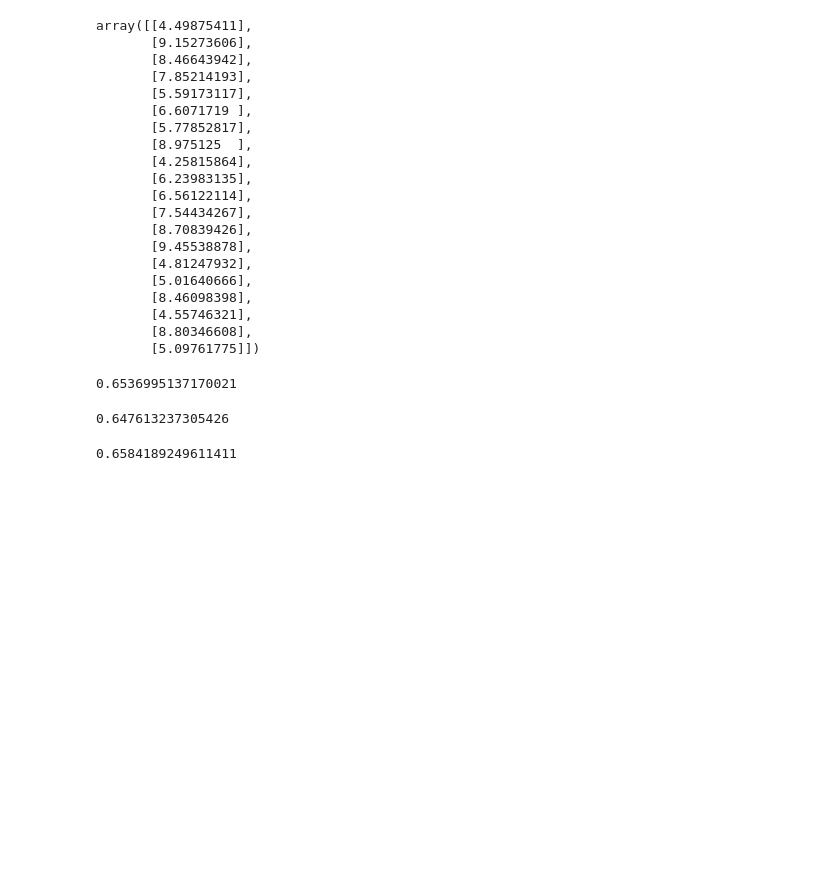
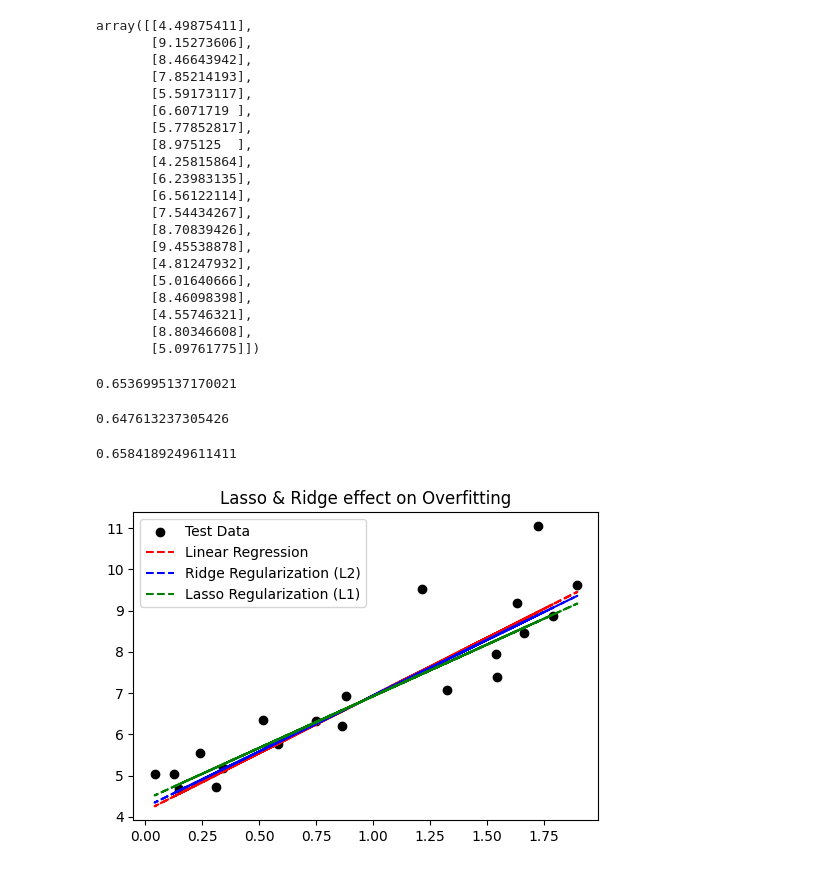
Before and after one commit to karthik-k11/Machine-Learning, a Jupyter notebook: ML/Lasso & Ridge.ipynb, the cells around one changed output. Saved outputs shown, nothing was run; the diff lists cells and outputs as text; code cells hidden in the pictures; blank space fills up the shorter version.

Commit message:
Plotted graph

```diff
--- a/ML/Lasso & Ridge.ipynb
+++ b/ML/Lasso & Ridge.ipynb
@@ -86,3 +86,17 @@ mse_lasso= mean_squared_error(y_pred_lasso, y_test)
 mse_lasso
 # %% [output]
 0.6584189249611411
+# %%
+##Visualization
+import matplotlib.pyplot as plt
+
+plt.figure(figsize=(6,4))
+plt.scatter(X_test, y_test, color= 'black', label='Test Data')
+plt.plot(X_test, y_pred, label='Linear Regression', color='red', linestyle='--')
+plt.plot(X_test, y_pred_ridge, label='Ridge Regularization (L2)', color='blue', linestyle='--')
+plt.plot(X_test, y_pred_lasso, label='Lasso Regularization (L1)', color='green', linestyle='--')
+plt.title('Lasso & Ridge effect on Overfitting')
+plt.legend()
+plt.show()
+# %% [output]
+[figure, added]
```
